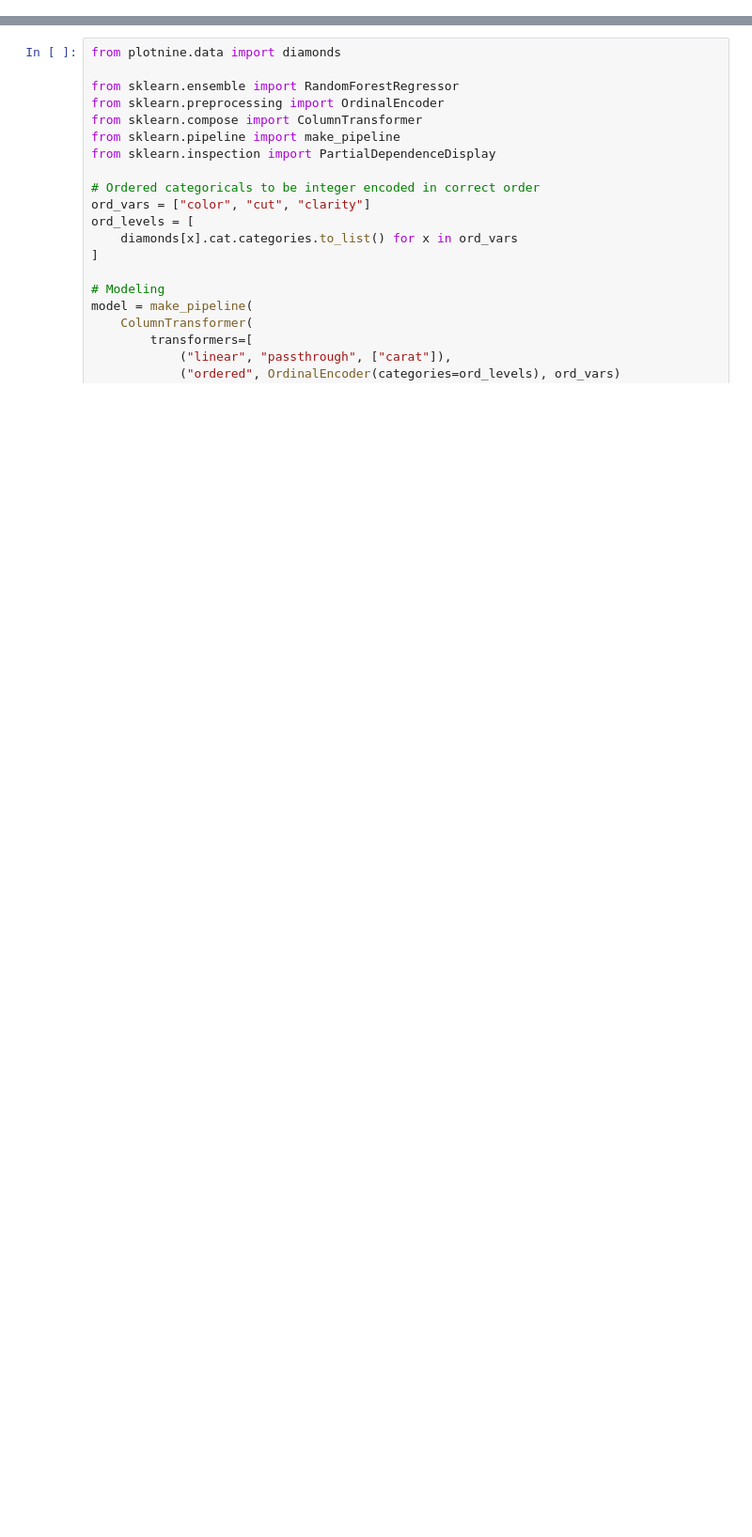
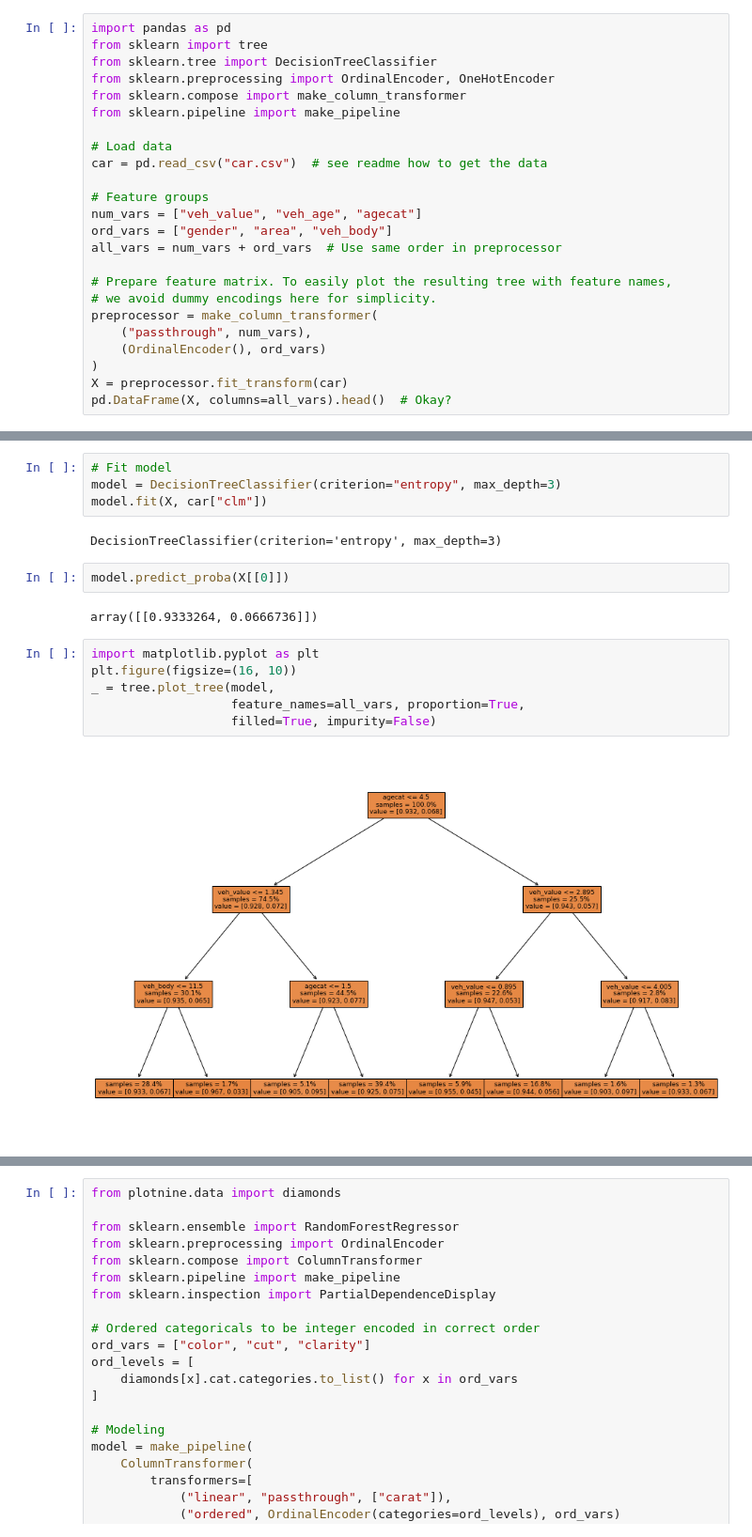
Before and after one commit to mayer79/ml_lecture, a Jupyter notebook: py/3_Trees.ipynb, the cells around one changed output, grey strips where cells are left out. Shown at 94% size. Saved outputs shown, nothing was run; the diff lists cells and outputs as text; blank space fills up the shorter version.

Commit message:
started working on trees

```diff
--- a/py/3_Trees.ipynb
+++ b/py/3_Trees.ipynb
@@ -2,0 +23,24 @@
+# %%
+import pandas as pd
+from sklearn import tree
+from sklearn.tree import DecisionTreeClassifier
+from sklearn.preprocessing import OrdinalEncoder, OneHotEncoder
+from sklearn.compose import make_column_transformer
+from sklearn.pipeline import make_pipeline
+
+# Load data
+car = pd.read_csv("car.csv")  # see readme how to get the data
+
+# Feature groups
+num_vars = ["veh_value", "veh_age", "agecat"]
+ord_vars = ["gender", "area", "veh_body"]
+all_vars = num_vars + ord_vars  # Use same order in preprocessor
+
+# Prepare feature matrix. To easily plot the resulting tree with feature names,
+# we avoid dummy encodings here for simplicity.
+preprocessor = make_column_transformer(
+    ("passthrough", num_vars),
+    (OrdinalEncoder(), ord_vars)
+)
+X = preprocessor.fit_transform(car)
+pd.DataFrame(X, columns=all_vars).head()  # Okay?
@@ -2,0 +54,18 @@
+# %%
+# Fit model
+model = DecisionTreeClassifier(criterion="entropy", max_depth=3)
+model.fit(X, car["clm"])
+# %% [output]
+DecisionTreeClassifier(criterion='entropy', max_depth=3)
+# %%
+model.predict_proba(X[[0]])
+# %% [output]
+array([[0.9333264, 0.0666736]])
+# %%
+import matplotlib.pyplot as plt
+plt.figure(figsize=(16, 10))
+_ = tree.plot_tree(model,
+                   feature_names=all_vars, proportion=True,
+                   filled=True, impurity=False)
+# %% [output]
+[figure, added]
```
Also changed, not shown: parts of 17 cells of this notebook.
